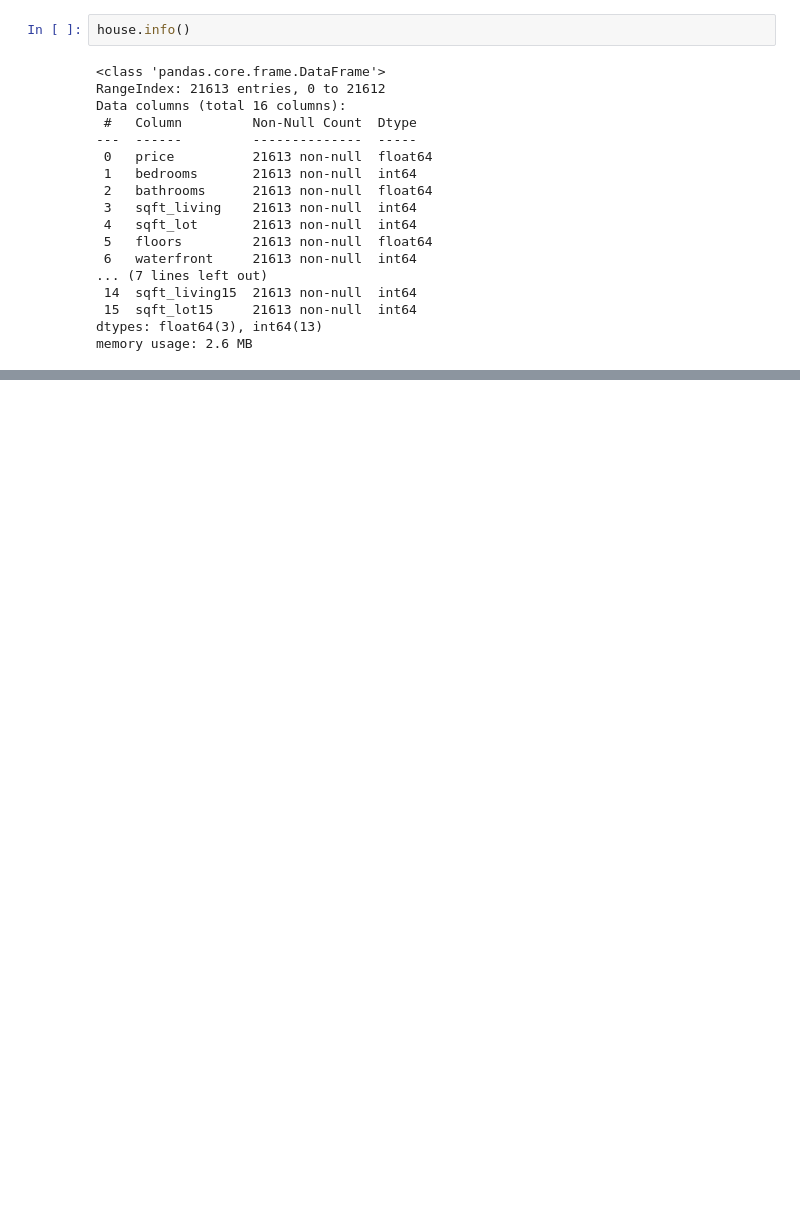
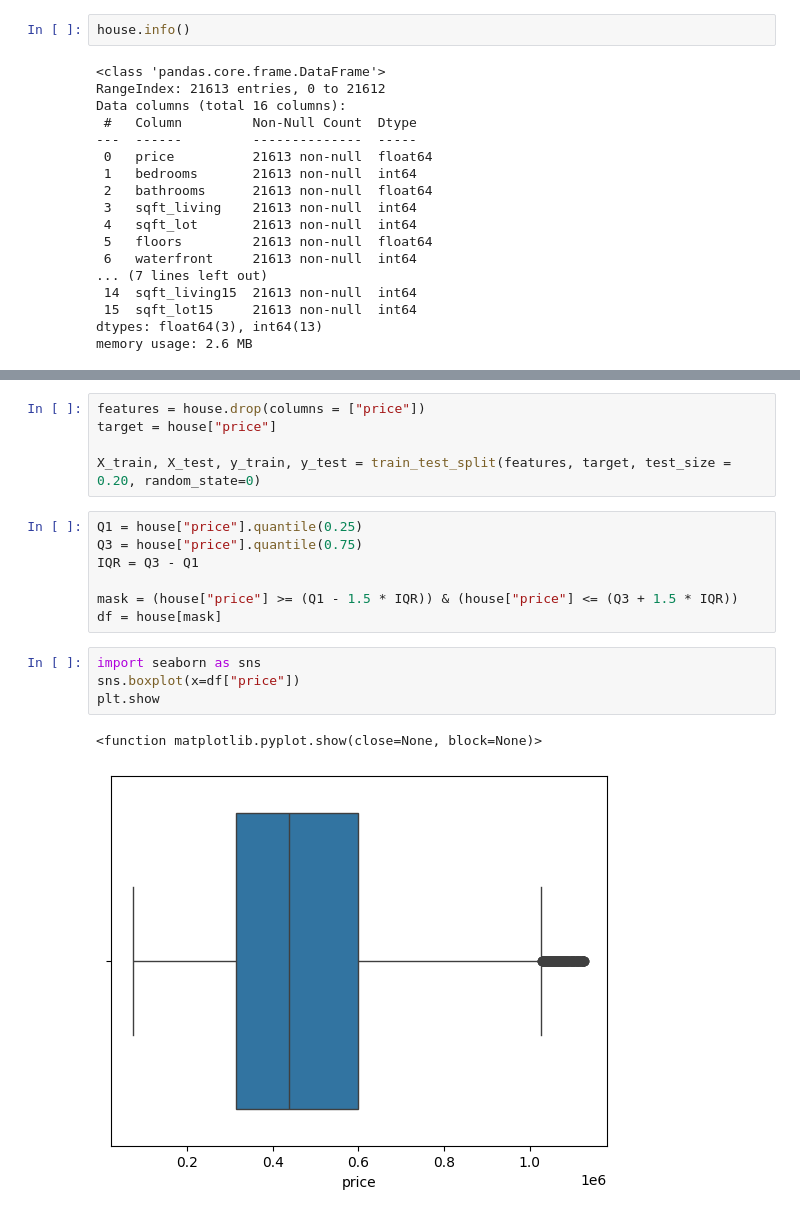
Before and after one commit to JujuGnirt/project-ml-house-pricing, a Jupyter notebook: notebooks/house_data_julie.ipynb, the cells around one changed output, grey strips where cells are left out. Saved outputs shown, nothing was run; the diff lists cells and outputs as text; blank space fills up the shorter version.

```diff
--- a/notebooks/house_data_julie.ipynb
+++ b/notebooks/house_data_julie.ipynb
@@ -75,0 +93,19 @@ memory usage: 2.6 MB
+# %%
+features = house.drop(columns = ["price"])
+target = house["price"]
+
+X_train, X_test, y_train, y_test = train_test_split(features, target, test_size = 0.20, random_state=0)
+# %%
+Q1 = house["price"].quantile(0.25)
+Q3 = house["price"].quantile(0.75)
+IQR = Q3 - Q1
+
+mask = (house["price"] >= (Q1 - 1.5 * IQR)) & (house["price"] <= (Q3 + 1.5 * IQR))
+df = house[mask]
+# %%
+import seaborn as sns
+sns.boxplot(x=df["price"])
+plt.show
+# %% [output]
+<function matplotlib.pyplot.show(close=None, block=None)>
+[figure, added]
```
Also changed, not shown: parts of 16 cells of this notebook.
